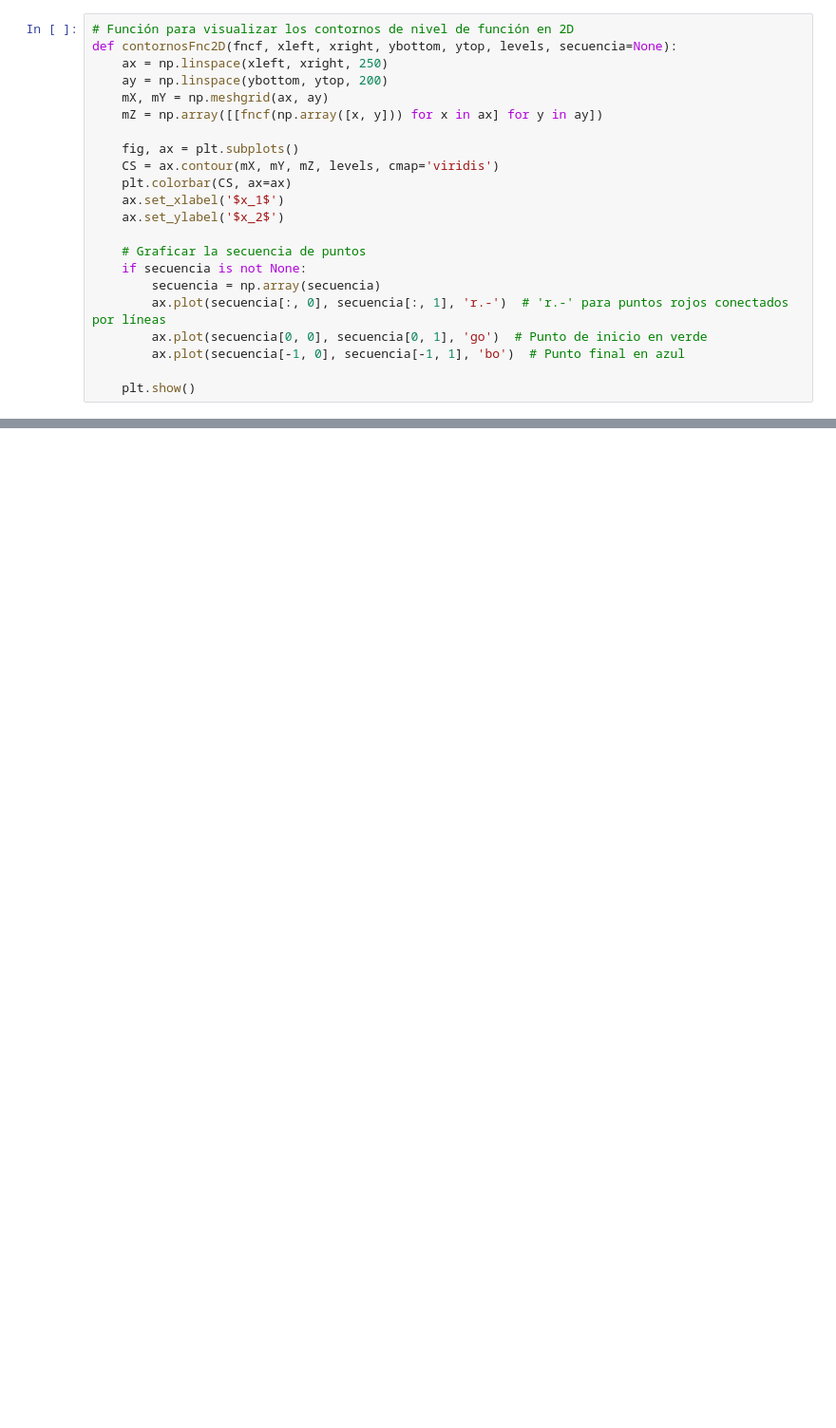
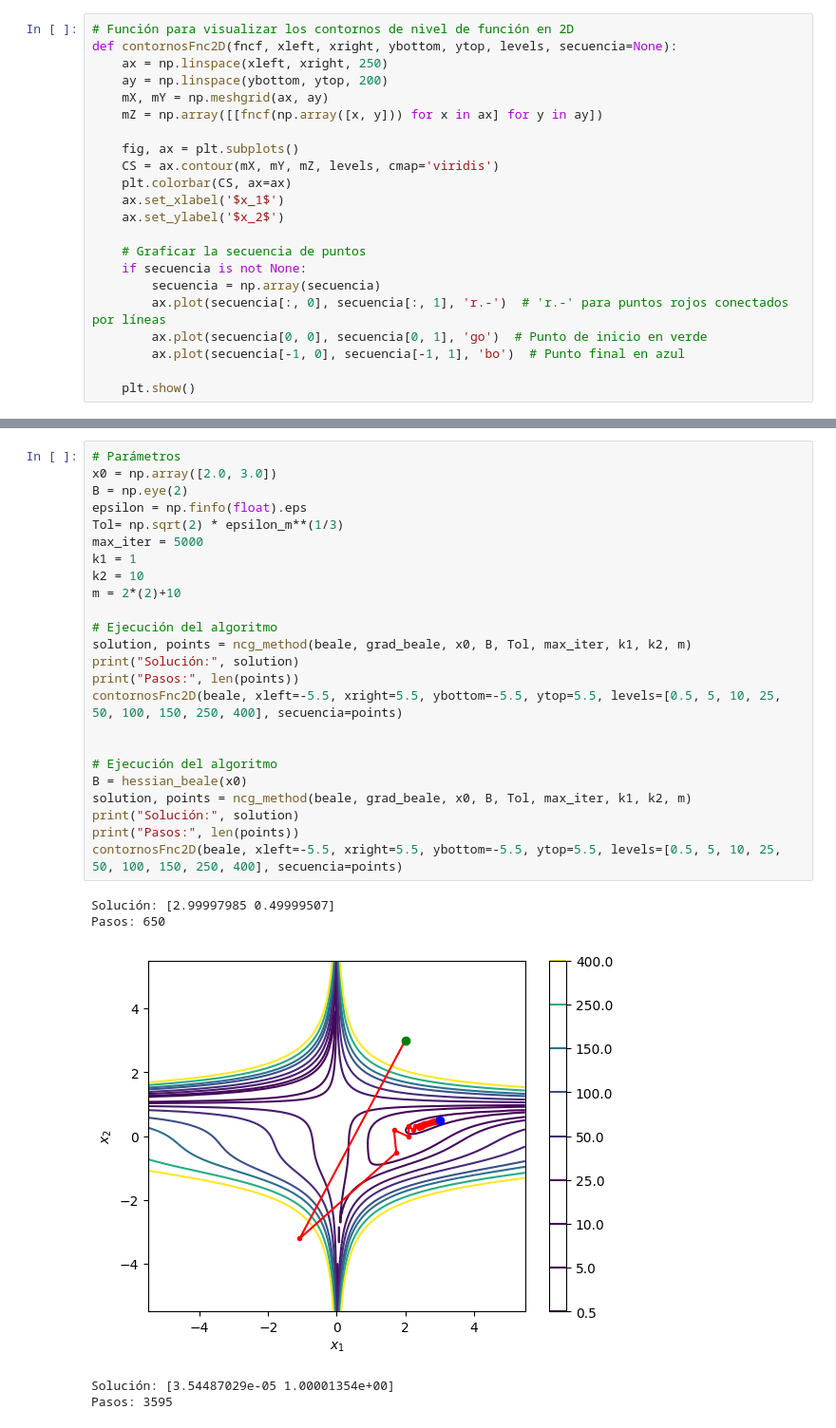
Before and after one commit to GuillermoSego/Optimization, a Jupyter notebook: Proyecto Final/Proyecto_Final.ipynb, the cells around one changed output, grey strips where cells are left out. Shown at 95% size. Cells and saved outputs as stored; diff of their text form; blank space fills up the shorter version.

```diff
--- a/Proyecto Final/Proyecto_Final.ipynb
+++ b/Proyecto Final/Proyecto_Final.ipynb
@@ -448,0 +619,30 @@ Numero de reinicios = 1973
+# %%
+# Parámetros
+x0 = np.array([2.0, 3.0])
+B = np.eye(2)
+epsilon = np.finfo(float).eps
+Tol= np.sqrt(2) * epsilon_m**(1/3)
+max_iter = 5000
+k1 = 1
+k2 = 10
+m = 2*(2)+10
+
+# Ejecución del algoritmo
+solution, points = ncg_method(beale, grad_beale, x0, B, Tol, max_iter, k1, k2, m)
+print("Solución:", solution)
+print("Pasos:", len(points))
+contornosFnc2D(beale, xleft=-5.5, xright=5.5, ybottom=-5.5, ytop=5.5, levels=[0.5, 5, 10, 25, 50, 100, 150, 250, 400], secuencia=points)
+
+
+# Ejecución del algoritmo
+B = hessian_beale(x0)
+solution, points = ncg_method(beale, grad_beale, x0, B, Tol, max_iter, k1, k2, m)
+print("Solución:", solution)
+print("Pasos:", len(points))
+contornosFnc2D(beale, xleft=-5.5, xright=5.5, ybottom=-5.5, ytop=5.5, levels=[0.5, 5, 10, 25, 50, 100, 150, 250, 400], secuencia=points)
+# %% [output]
+Solución: [2.99997985 0.49999507]
+Pasos: 650
+[figure, added]
+Solución: [3.54487029e-05 1.00001354e+00]
+Pasos: 3595
```
Also changed, not shown: parts of 10 cells of this notebook, 3 other files.
